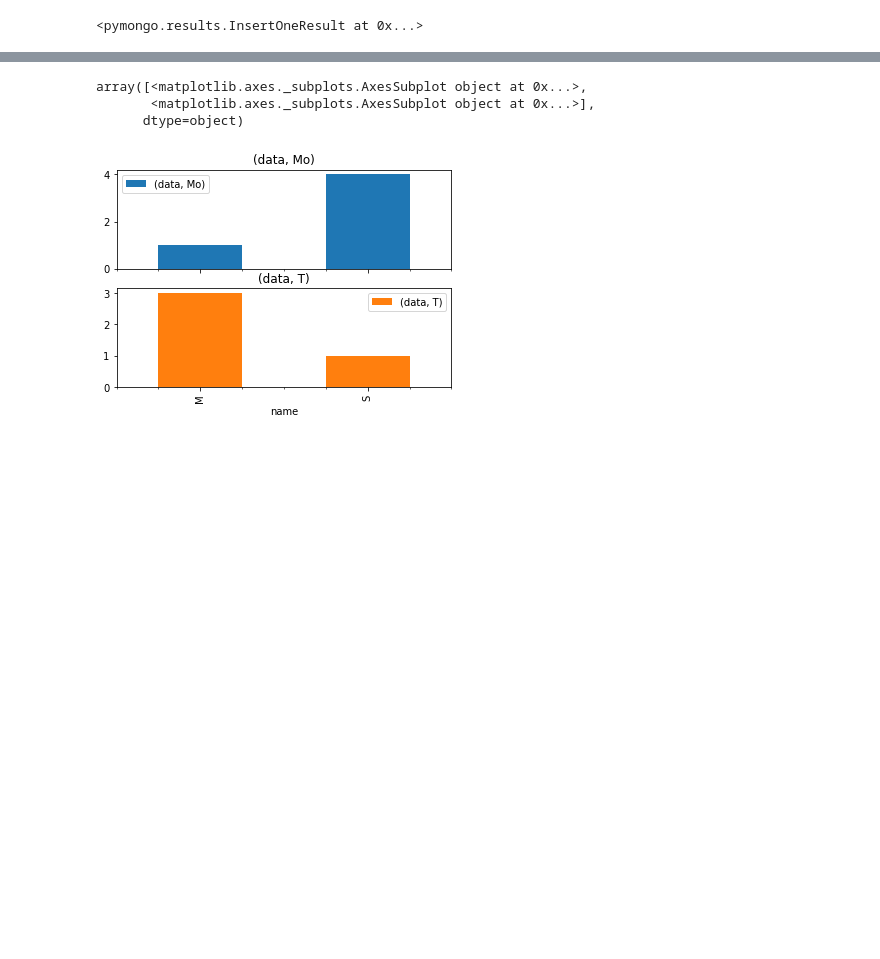
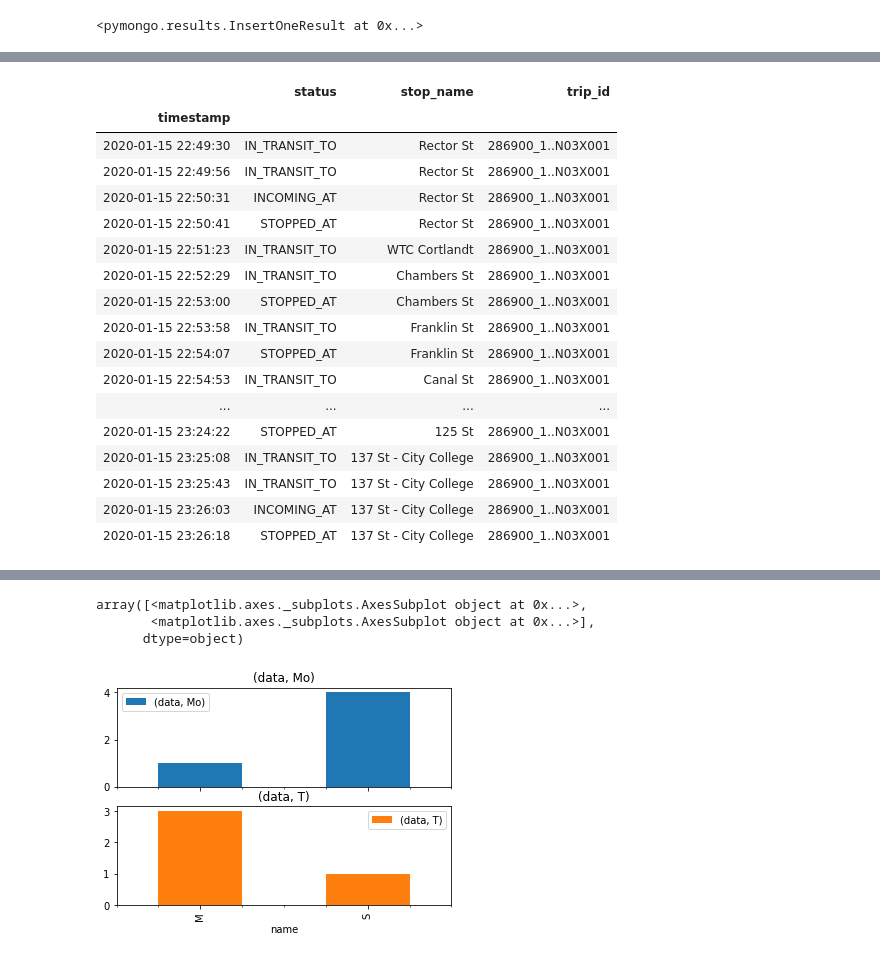
Before and after one commit to samstewart/subway-delay, a Jupyter notebook: src/notebooks/explore.ipynb, the cells around one changed output, grey strips where cells are left out. Cells and saved outputs as stored; diff of their text form; code cells hidden in the pictures; blank space fills up the shorter version.

```diff
--- a/src/notebooks/explore.ipynb
+++ b/src/notebooks/explore.ipynb
@@ -67,0 +9,10 @@ data.set_index('timestamp', inplace=True)
+# %%
+port = 27017
+# todo: is there a way to keep the username and password out and use pycharm DB storage?
+client = pymongo.MongoClient(f"mongodb://{os.getenv('MONGO_USER')}:{os.getenv('MONGO_PWD')}@localhost:{port}/gtfs?authSource=gtfs")
+#client = pymongo.MongoClient(f"mongodb://localhost:27017/gtfs")
+db = client.gtfs
+start = datetime(2020, 1, 15, 0, 0, 0)
+end = start + timedelta(weeks=5)
+db.routes.find_one()
+# plot trajectory of single train
@@ -68,6 +37,12 @@ data.set_index('timestamp', inplace=True)
+# %%
+# plot distribution of times
+# trip that hits all the stations
+# this was computed by looking a long trip using 'get_train_trajectory'
+route = db.routes.find_one({'name': "1", "direction": "NORTH"})
+stop_names = route['stop_names']
+# can't plot the series directly because it complains about categorical data. *sigh*
+#plt.plot(data['stop_name'].index.get_level_values(0), data.stop_name)
 # %%
-# extract list of stops and create a route in the database
-stop_names = data['stop_name'].tolist()
 #db.routes.insert_one({"name": "1", "direction": "NORTH", "stop_names": stop_names})
 # %% [output]
 <pymongo.results.InsertOneResult at 0x...>
@@ -109,0 +67,2 @@ def all_stop_times(start, end, stop_name):
+# %%
+variations = lib.all_stop_times(db, start, end, stop_names[2:4])
@@ -109,0 +102,38 @@ def all_stop_times(start, end, stop_name):
+# %%
+# weird: train seems to just appear at rector st and skips Cortlandt
+# issue is that we are getting a an IN_TRANSIT_TO but not a stopped at
+# it's late at night: 2020-01-15 22:51:23 so maybe driver just skipped?
+# or are the recording devices not working?
+# why doesn't it start at South Ferry but just jumps to rector street?
+trip_id = "286900_1..N03X001"
+
+# the problem we've identified is that the index for the timetable
+# needs to be unique trip IDs. Should we make a new datastructure grouping together
+# trips? Or just make a unique key for the trip? the trip IDs are reused
+reload(lib)
+dates = variations.loc[199:202, 'Chambers St']
+m = [(d, lib.get_trips_stop_at_time(db, d, "Chambers St", "NORTH", "1")) for d in dates]
+#start = datetime(2020, 1, 15, 0, 0, 0)
+#end = start + timedelta(weeks=5)
+data = lib.get_train_trajectory(db, m[2][0] - timedelta(minutes=20), m[2][0] + timedelta(hours=2), "286900_1..N03X001")
+data
+#data.loc[data['stop_name'] == 'WTC Cortlandt']
+# %% [output]
+|  | status | stop_name | trip_id |
+| timestamp |  |  |  |
+| 2020-01-15 22:49:30 | IN_TRANSIT_TO | Rector St | 286900_1..N03X001 |
+| 2020-01-15 22:49:56 | IN_TRANSIT_TO | Rector St | 286900_1..N03X001 |
+| 2020-01-15 22:50:31 | INCOMING_AT | Rector St | 286900_1..N03X001 |
+| 2020-01-15 22:50:41 | STOPPED_AT | Rector St | 286900_1..N03X001 |
+| 2020-01-15 22:51:23 | IN_TRANSIT_TO | WTC Cortlandt | 286900_1..N03X001 |
+| 2020-01-15 22:52:29 | IN_TRANSIT_TO | Chambers St | 286900_1..N03X001 |
+| 2020-01-15 22:53:00 | STOPPED_AT | Chambers St | 286900_1..N03X001 |
+| 2020-01-15 22:53:58 | IN_TRANSIT_TO | Franklin St | 286900_1..N03X001 |
+| 2020-01-15 22:54:07 | STOPPED_AT | Franklin St | 286900_1..N03X001 |
+| 2020-01-15 22:54:53 | IN_TRANSIT_TO | Canal St | 286900_1..N03X001 |
+| ... | ... | ... | ... |
+| 2020-01-15 23:24:22 | STOPPED_AT | 125 St | 286900_1..N03X001 |
+| 2020-01-15 23:25:08 | IN_TRANSIT_TO | 137 St - City College | 286900_1..N03X001 |
+| 2020-01-15 23:25:43 | IN_TRANSIT_TO | 137 St - City College | 286900_1..N03X001 |
+| 2020-01-15 23:26:03 | INCOMING_AT | 137 St - City College | 286900_1..N03X001 |
+| 2020-01-15 23:26:18 | STOPPED_AT | 137 St - City College | 286900_1..N03X001 |
```
Also changed, not shown: parts of 16 cells of this notebook, 3 other files.
